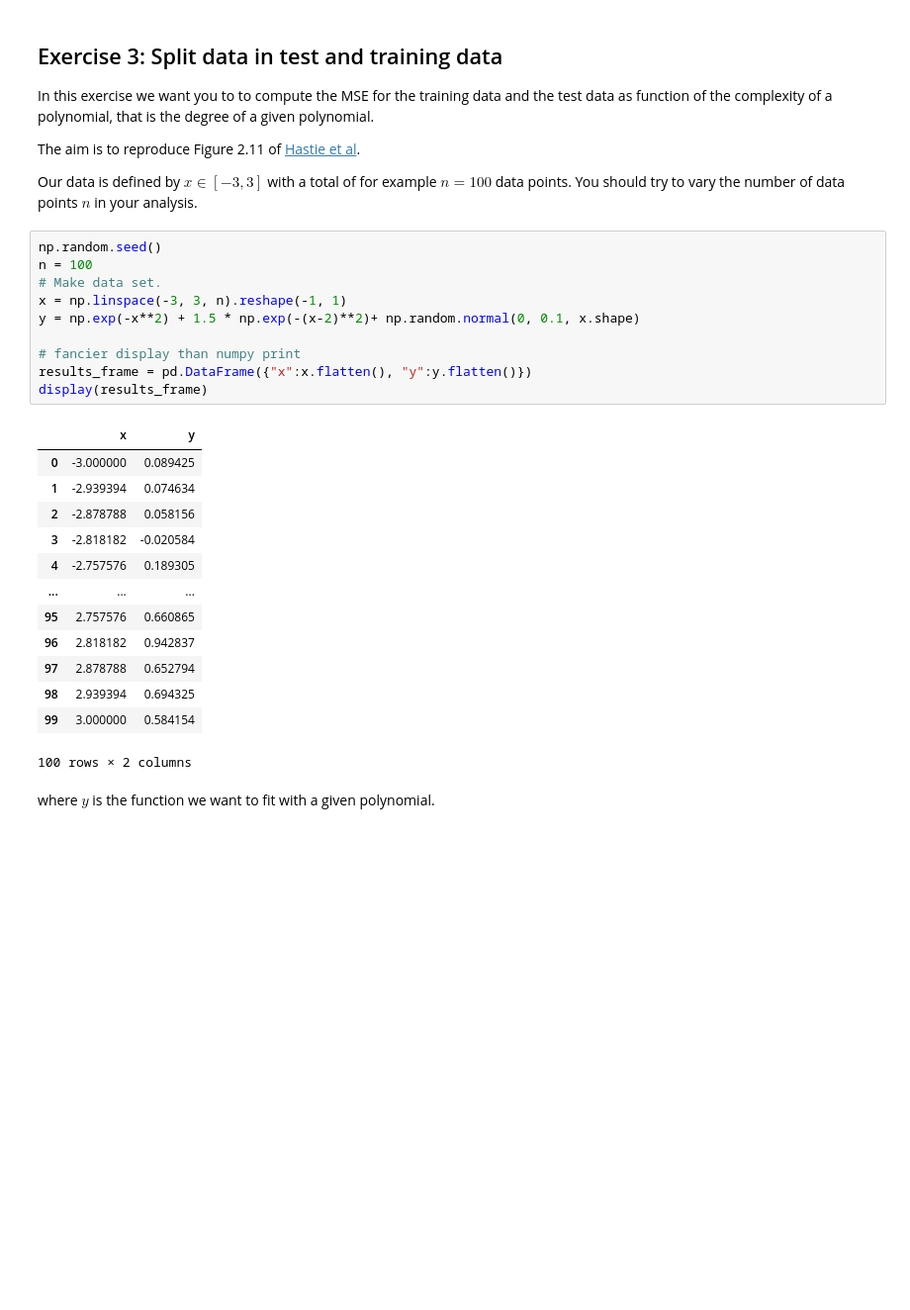
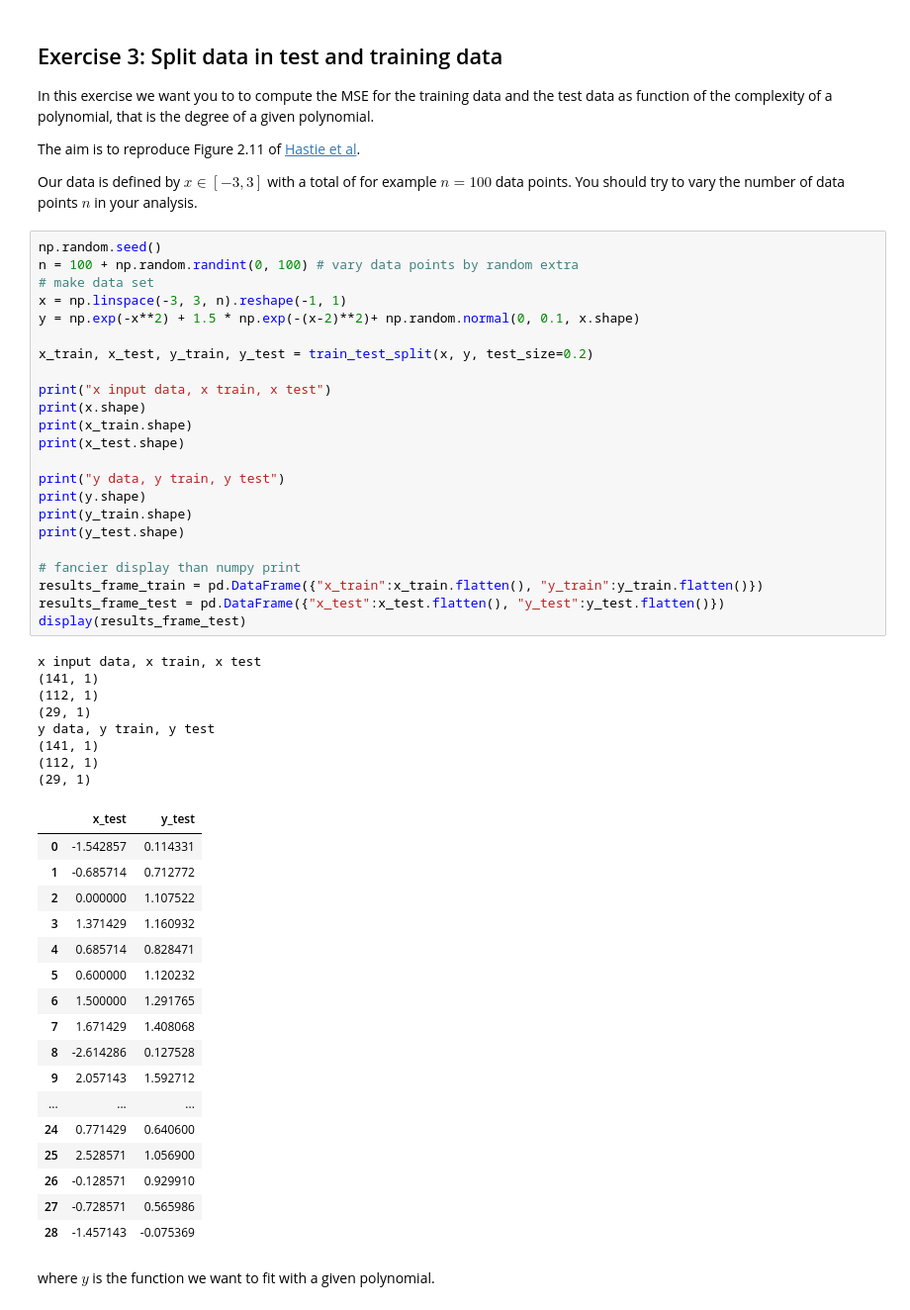
Before and after one commit to ericludvigs/MachineLearning, a Jupyter notebook: work/exercise_34.ipynb, the cells around one changed output. Shown at 99% size. Saved outputs shown, nothing was run; the diff lists cells and outputs as text; blank space fills up the shorter version.

```diff
--- a/work/exercise_34.ipynb
+++ b/work/exercise_34.ipynb
@@ -301,28 +305,53 @@ The aim is to reproduce Figure 2.11 of [Hastie et al](https://github.com/CompPhy
 Our data is defined by $x\in [-3,3]$ with a total of for example $n=100$ data points. You should try to vary the number of data points $n$ in your analysis.
 # %%
 np.random.seed()
-n = 100
-# Make data set.
+n = 100 + np.random.randint(0, 100) # vary data points by random extra
+# make data set
 x = np.linspace(-3, 3, n).reshape(-1, 1)
 y = np.exp(-x**2) + 1.5 * np.exp(-(x-2)**2)+ np.random.normal(0, 0.1, x.shape)
 
+x_train, x_test, y_train, y_test = train_test_split(x, y, test_size=0.2)
+
+print("x input data, x train, x test")
+print(x.shape)
+print(x_train.shape)
+print(x_test.shape)
+
+print("y data, y train, y test")
+print(y.shape)
+print(y_train.shape)
+print(y_test.shape)
+
 # fancier display than numpy print
-results_frame = pd.DataFrame({"x":x.flatten(), "y":y.flatten()})
-display(results_frame)
+results_frame_train = pd.DataFrame({"x_train":x_train.flatten(), "y_train":y_train.flatten()})
+results_frame_test = pd.DataFrame({"x_test":x_test.flatten(), "y_test":y_test.flatten()})
+display(results_frame_test)
 # %% [output]
+x input data, x train, x test
+(141, 1)
+(112, 1)
+(29, 1)
+y data, y train, y test
+(141, 1)
+(112, 1)
+(29, 1)
-|  | x | y |
-| 0 | -3.000000 | 0.089425 |
-| 1 | -2.939394 | 0.074634 |
-| 2 | -2.878788 | 0.058156 |
-| 3 | -2.818182 | -0.020584 |
-| 4 | -2.757576 | 0.189305 |
+|  | x_test | y_test |
+| 0 | -1.542857 | 0.114331 |
+| 1 | -0.685714 | 0.712772 |
+| 2 | 0.000000 | 1.107522 |
+| 3 | 1.371429 | 1.160932 |
+| 4 | 0.685714 | 0.828471 |
+| 5 | 0.600000 | 1.120232 |
+| 6 | 1.500000 | 1.291765 |
+| 7 | 1.671429 | 1.408068 |
+| 8 | -2.614286 | 0.127528 |
+| 9 | 2.057143 | 1.592712 |
 | ... | ... | ... |
-| 95 | 2.757576 | 0.660865 |
-| 96 | 2.818182 | 0.942837 |
-| 97 | 2.878788 | 0.652794 |
-| 98 | 2.939394 | 0.694325 |
-| 99 | 3.000000 | 0.584154 |
+| 24 | 0.771429 | 0.640600 |
+| 25 | 2.528571 | 1.056900 |
+| 26 | -0.128571 | 0.929910 |
+| 27 | -0.728571 | 0.565986 |
+| 28 | -1.457143 | -0.075369 |
-100 rows × 2 columns
 # %% [markdown]
 where $y$ is the function we want to fit with a given polynomial.
 # %% [markdown]
```
Also changed, not shown: parts of 14 cells of this notebook, 2 other files.
